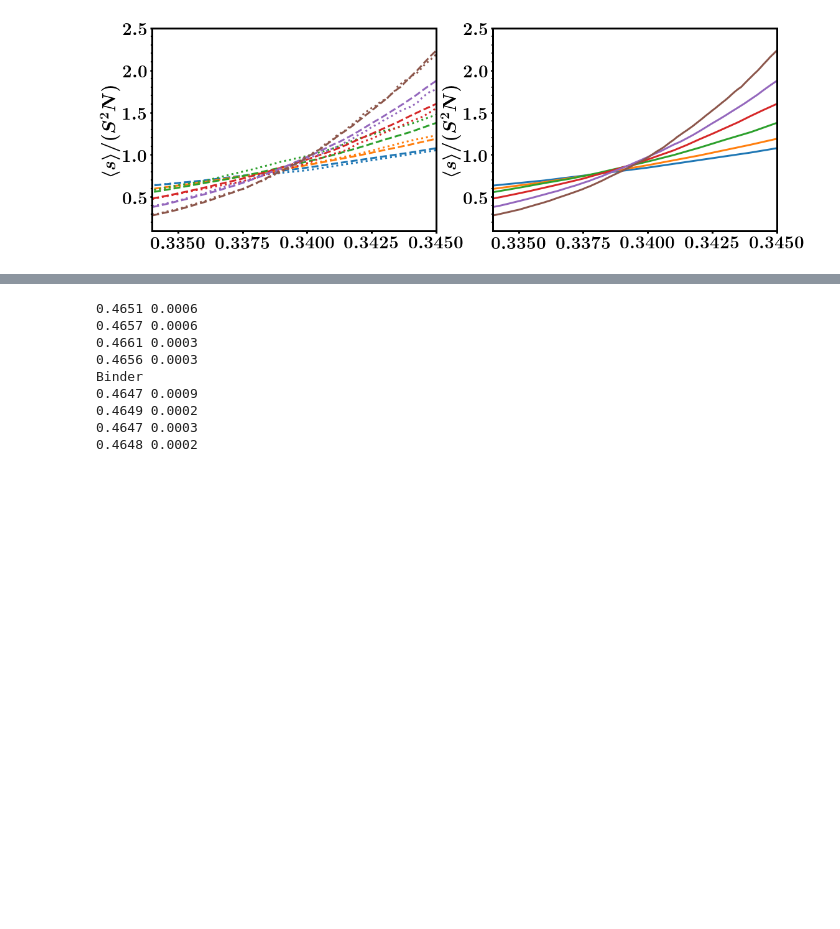
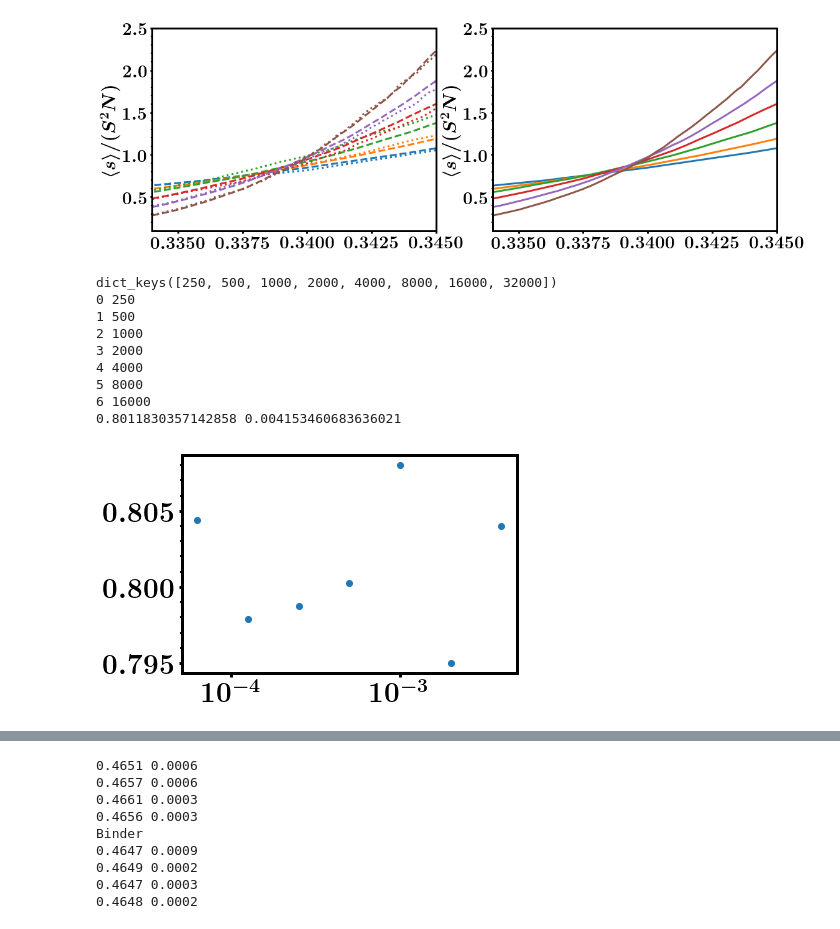
Before and after one commit to nahuelalmeira/dismantlingScaling, a Jupyter notebook: python/Tests.ipynb, the cells around one changed output, grey strips where cells are left out. Drawn from its saved outputs; the diff is of its cells as text; code cells hidden in the pictures; blank space fills up the shorter version.

```diff
--- a/python/Tests.ipynb
+++ b/python/Tests.ipynb
@@ -23,9 +23,9 @@ def load_dataframe(attack, size, param, net_type='ER', fast=False, n_seeds=None)
     df = pd.read_csv(csv_file_name, index_col=0)
     return df
 
-attack = 'DegU'
+attack = 'Ran'
 meank = 5
-N_values = [250, 500, 1000, 2000, 4000, 8000, 16000]#, 32000, 64000]
+N_values = [250, 500, 1000, 2000, 4000, 8000, 16000, 32000]#, 64000]
 compare_fast = False
 if compare_fast:
     dfs = {}
@@ -143,6 +143,77 @@ plt.show()
 # %% [output]
 KeyError: 16000
 [figure]
+# %%
+def compute_fc_cross(dfs, min_f, max_f, method='beta', plot=False):
+
+    N_values = sorted(list(dfs.keys()))
+
+
+    N1_over_N2 = {}
+    for N in N_values:
+        if method == 'beta':
+            N1_over_N2[N] = ((N*dfs[N]['Sgcc'])/dfs[N]['Nsec']).values
+        elif method == 'binder':
+            N1_over_N2[N] = dfs[N]['meanS']/(N*(dfs[N]['Sgcc']**2)).values
+
+    inter_values = []
+
+    for i in range(len(N_values)-1):
+
+        Na = N_values[i]
+        Nb = N_values[i+1]
+        print(i, Na)
+
+        mask = np.arange(int(min_f*Nb), int(max_f*Nb))
+        Nb_values = N1_over_N2[Nb][mask]
+        x = dfs[Nb].f[mask].values
+
+        mask = np.arange(int(min_f*Na), int(max_f*Na))
+        xp = dfs[Na].f[mask].values
+        fp = N1_over_N2[Na][mask]
+        Na_values = np.interp(x, xp, fp)
+
+        inter = np.argwhere(np.diff(np.sign(Na_values - Nb_values)))[0][0]
+        inter = inter/Nb + min_f
+        inter_values.append(inter)
+
+        if plot:
+            plt.figure()
+            ax = plt.gca()
+            ax.plot(x, Na_values, '-o')
+            ax.plot(x, Nb_values, '-o')
+            ax.set_xlim(min_f, max_f)
+            ax.set_ylim(2, 4)
+            plt.axvline(inter, linestyle='--', color='k')
+
+    inter_values = np.array(inter_values)
+    return inter_values
+
+fmin = 0.334
+fmax = 0.342
+
+fmin = 0.78
+fmax = 0.82
+
+dfs = dfs10000
+print(dfs.keys())
+inter_values = compute_fc_cross(dfs, fmin, fmax, method='beta')
+print(inter_values.mean(), inter_values.std())
+fig, ax = plt.subplots()
+plt.plot(1/np.array(N_values[:-1]), inter_values, 'o')
+ax.set_xscale('log')
+plt.show()
+# %% [output]
+dict_keys([250, 500, 1000, 2000, 4000, 8000, 16000, 32000])
+0 250
+1 500
+2 1000
+3 2000
+4 4000
+5 8000
+6 16000
+0.8011830357142858 0.004153460683636021
+[figure, added]
 # %%
 colors = plt.rcParams['axes.prop_cycle'].by_key()['color']
 ncols = 2
```
Also changed, not shown: parts of 1 cell of this notebook.
